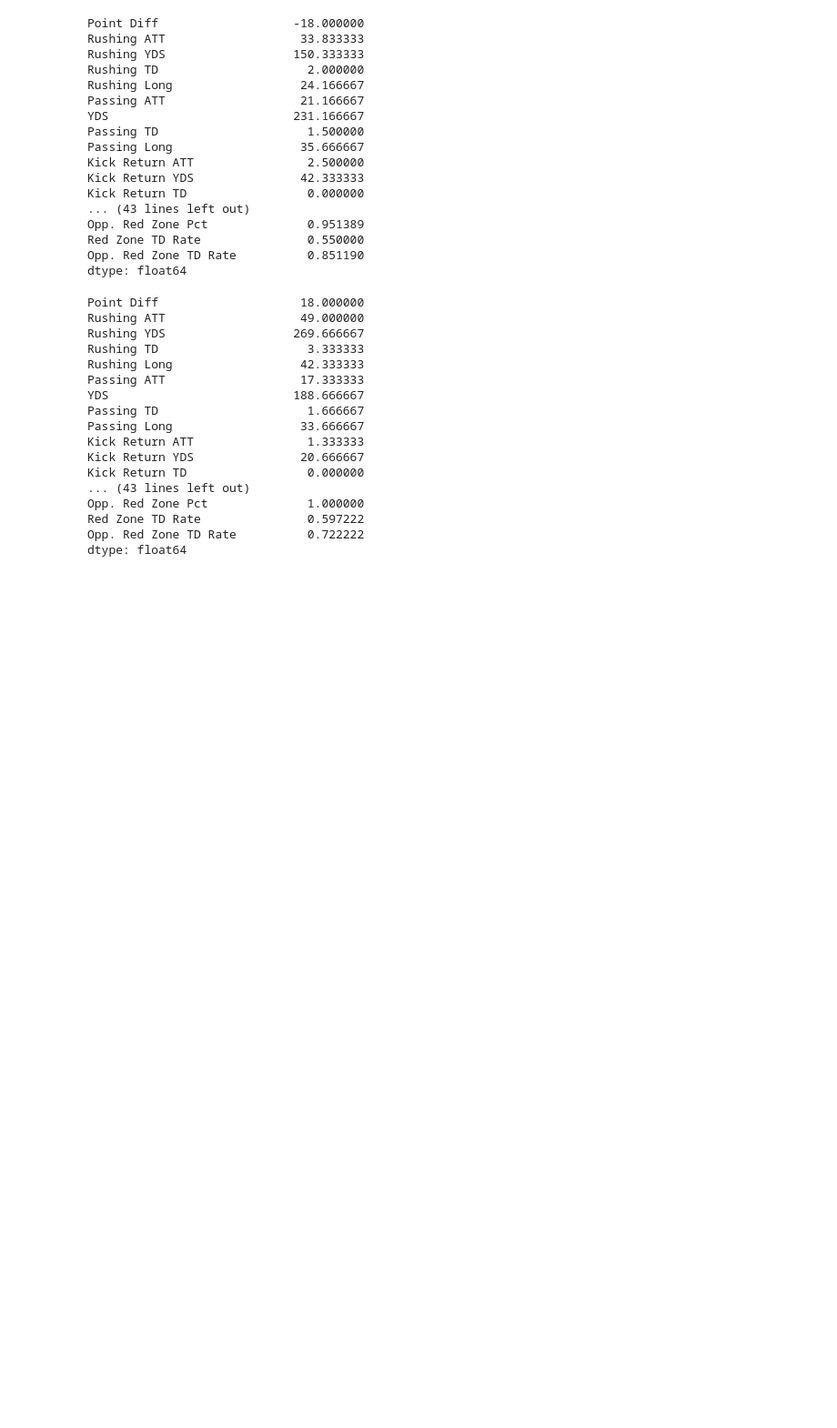
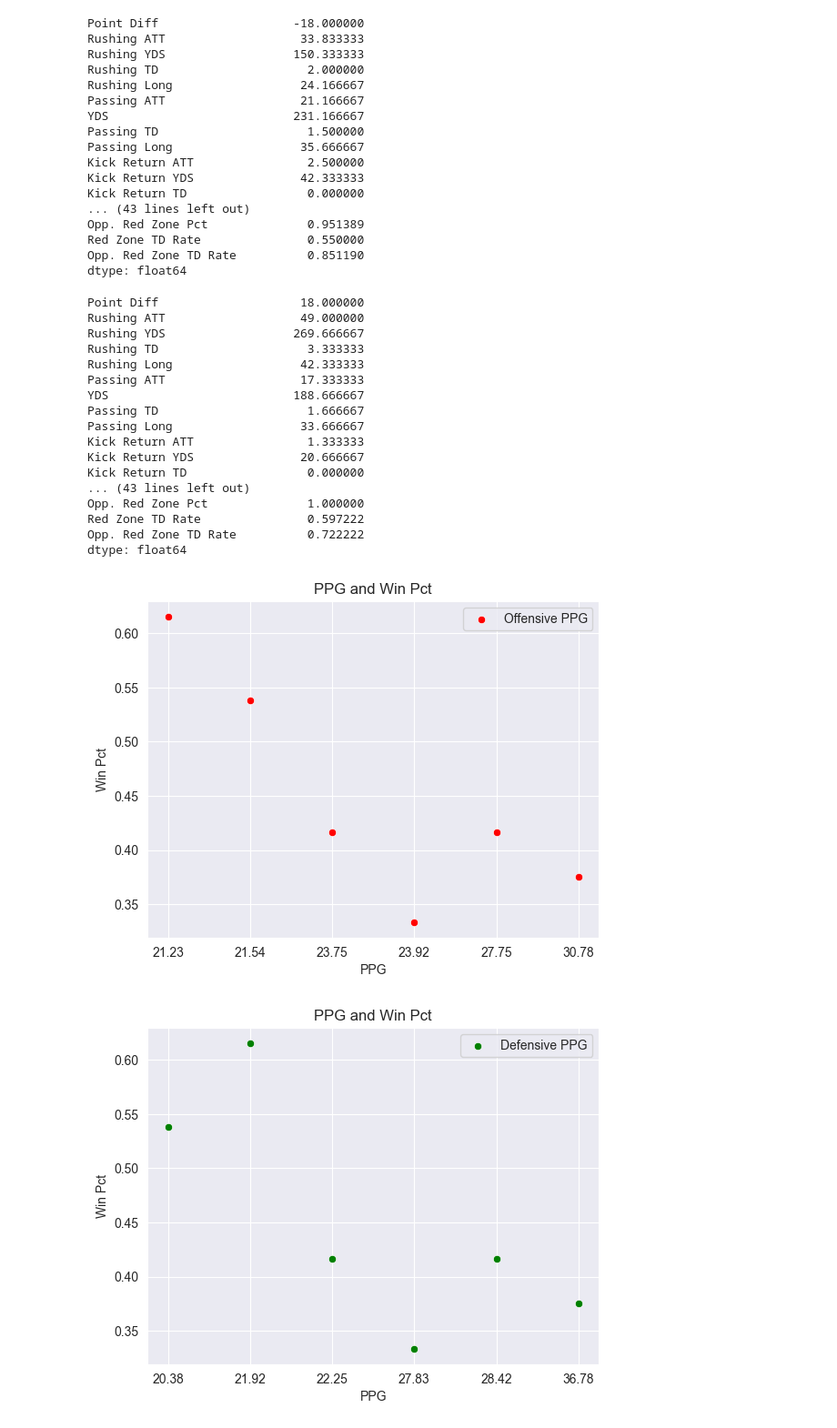
Before and after one commit to alex-d-lee/cal-sports, a Jupyter notebook: cal_sports_project.ipynb, the cells around one changed output. Shown: that part at 91% size. Drawn from its saved outputs; the diff is of its cells as text; code cells hidden in the pictures; blank space fills up the shorter version.

```diff
--- a/cal_sports_project.ipynb
+++ b/cal_sports_project.ipynb
@@ -171,3 +171,27 @@ Opp. Red Zone Pct              1.000000
 Red Zone TD Rate               0.597222
 Opp. Red Zone TD Rate          0.722222
 dtype: float64
+# %%
+offense_temp = offense.sort_values(by='Points Per Game')
+defense_temp = defense.sort_values(by='Points Per Game')
+# Remove covid year (Only 4 games)
+offense_temp = offense_temp[offense_temp['Win Pct'] != 0.25]
+defense_temp = defense_temp[defense_temp['Win Pct'] != 0.25]
+dfs = [offense_temp, defense_temp]
+x = ['Points Per Game', 'Points Per Game']
+y = ['Win Pct', 'Win Pct']
+colors = ['red', 'green']
+labels = ['Offensive PPG', 'Defensive PPG']
+
+
+for i in range(len(x)):
+    sns.scatterplot(data=dfs[i], x=x[i], y=y[i], label=labels[i], color=colors[i])
+    #sns.scatterplot(data=dfs[0], x=x[0], y=y[0], label=labels[0])
+    plt.title('PPG and Win Pct')
+    plt.legend()
+    plt.xlabel('PPG')
+    plt.ylabel('Win Pct')
+    plt.show()
+# %% [output]
+[figure, added]
+[figure, added]
```
Also changed, not shown: 3 other files.
